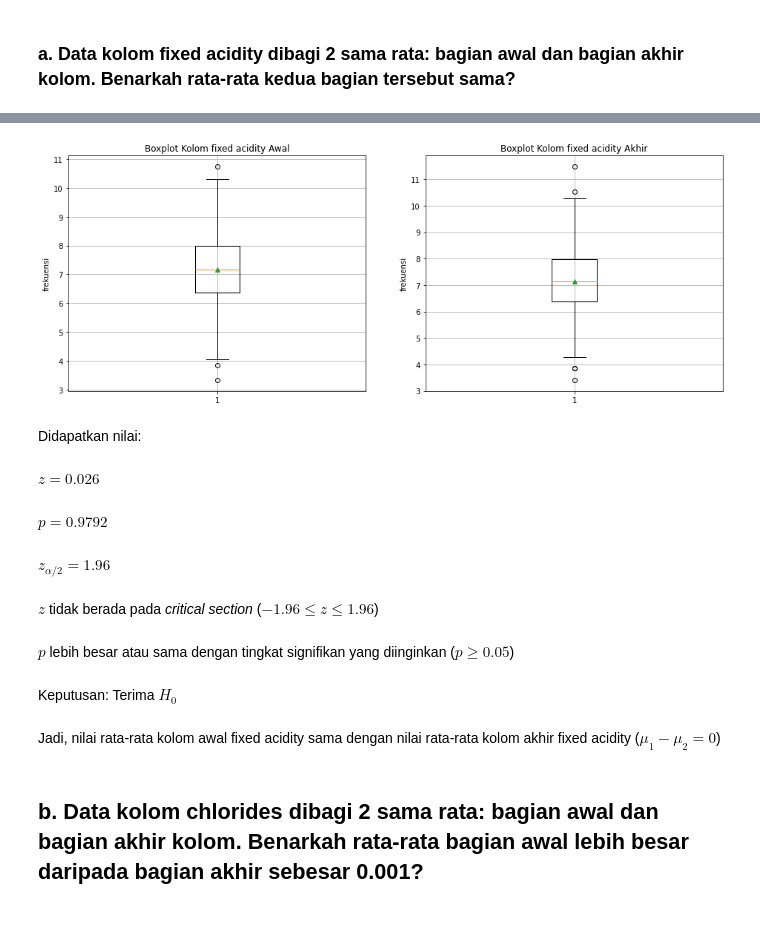
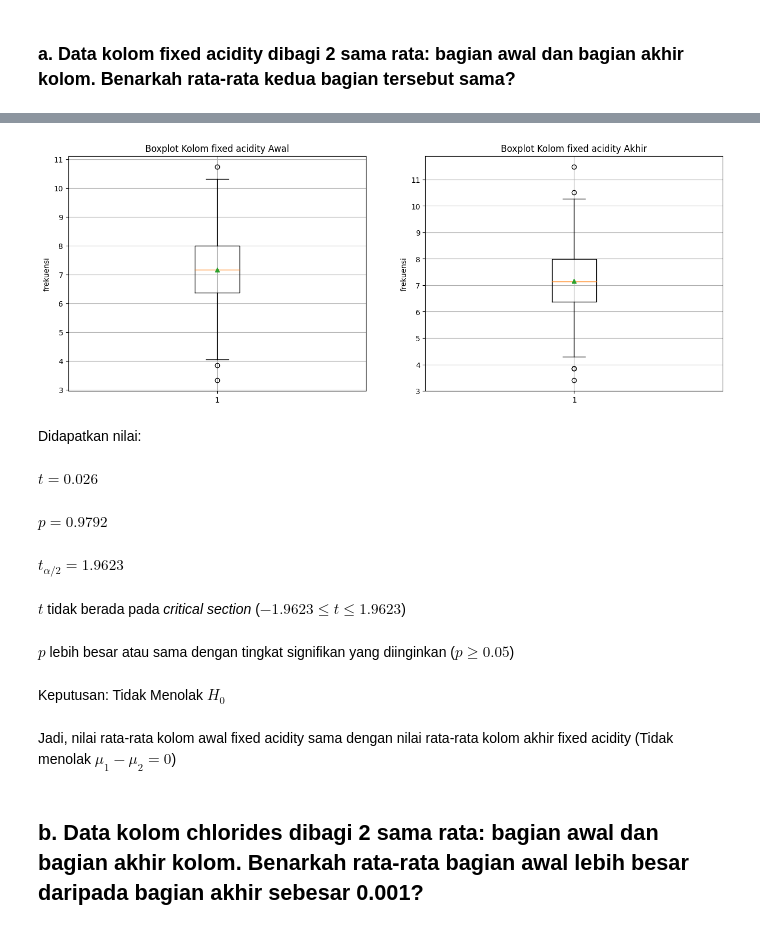
Before and after one commit to bangkitdc/hyphotesis_testing, a Jupyter notebook: main.ipynb, the cells around one changed output, grey strips where cells are left out. Cells and saved outputs as stored; diff of their text form; code cells hidden in the pictures.

```diff
--- a/main.ipynb
+++ b/main.ipynb
@@ -656,51 +717,55 @@ f.tight_layout()
 f.set_facecolor('white')
 
 fa = df["fixed acidity"][:len(df) // 2]
 fb = df["fixed acidity"][len(df) // 2:]
 
 ax1.boxplot(fa, showmeans=True)
 ax1.set(title='Boxplot Kolom fixed acidity Awal', ylabel='frekuensi')
 ax1.grid()
 
 ax2.boxplot(fb, showmeans=True)
 ax2.set(title='Boxplot Kolom fixed acidity Akhir', ylabel='frekuensi')
 ax2.grid()
 
 f.subplots_adjust(wspace=0.2)
 plt.show()
 
 # uji hipotesis sampel
 delta_miu = 0
 alpha = 0.05
 
-z, p = ztest(fa, fb, value=delta_miu, alternative="two-sided")
+t, p = stats.ttest_ind(fa, fb, equal_var=True)
 display(Markdown("Didapatkan nilai:"))
-display(Markdown(f"$z = {round(z, 4)}$"))
+display(Markdown(f"$t = {round(t, 4)}$"))
 display(Markdown(f"$p = {round(p, 4)}$"))
 
-z_alpha_per_dua = stats.norm.ppf(1 - alpha / 2)
-display(Markdown(f"$z_{{\\alpha/2}} = {round(z_alpha_per_dua, 4)}$"))
+n1 = len(df) // 2
+n2 = len(df) - n1
+degree_of_freedom = n1 + n2 - 2
 
-if z < -z_alpha_per_dua or z > z_alpha_per_dua:
-    display(Markdown(f"$z$ berada pada *critical section* ($z < {round(-z_alpha_per_dua, 4)}$ atau $z > {round(z_alpha_per_dua, 4)}$)"))
+t_alpha_per_dua = stats.t.ppf(1 - alpha/2, degree_of_freedom)
+display(Markdown(f"$t_{{\\alpha/2}} = {round(t_alpha_per_dua, 4)}$"))
+
+if t < -t_alpha_per_dua or t > t_alpha_per_dua:
+    display(Markdown(f"$z$ berada pada *critical section* ($t < {round(-t_alpha_per_dua, 4)}$ atau $t > {round(t_alpha_per_dua, 4)}$)"))
     display(Markdown(f"$p$ lebih kecil dari tingkat signifikan yang diinginkan ($p < {alpha}$)"))
     display(Markdown(f"Keputusan: Tolak $H_0$"))
     display(Markdown(f"Jadi, nilai rata-rata kolom awal fixed acidity tidak sama dengan nilai rata-rata kolom akhir fixed acidity ($μ_{{1}} - μ_{{2}} ≠ {delta_miu}$)"))
 else:
-    display(Markdown(f"$z$ tidak berada pada *critical section* (${round(-z_alpha_per_dua, 4)} ≤ z ≤ {round(z_alpha_per_dua, 4)}$)"))
+    display(Markdown(f"$t$ tidak berada pada *critical section* (${round(-t_alpha_per_dua, 4)} ≤ t ≤ {round(t_alpha_per_dua, 4)}$)"))
     display(Markdown(f"$p$ lebih besar atau sama dengan tingkat signifikan yang diinginkan ($p ≥ {alpha}$)"))
-    display(Markdown(f"Keputusan: Terima $H_0$"))
-    display(Markdown(f"Jadi, nilai rata-rata kolom awal fixed acidity sama dengan nilai rata-rata kolom akhir fixed acidity ($μ_{{1}} - μ_{{2}} = {delta_miu}$)"))
+    display(Markdown(f"Keputusan: Tidak Menolak $H_0$"))
+    display(Markdown(f"Jadi, nilai rata-rata kolom awal fixed acidity sama dengan nilai rata-rata kolom akhir fixed acidity (Tidak menolak $μ_{{1}} - μ_{{2}} = {delta_miu}$)"))
 # %% [output]
-[figure, old version]
+[figure, new version]
 Didapatkan nilai:
-$z = 0.026$
+$t = 0.026$
 $p = 0.9792$
-$z_{\alpha/2} = 1.96$
+$t_{\alpha/2} = 1.9623$
-$z$ tidak berada pada *critical section* ($-1.96 ≤ z ≤ 1.96$)
+$t$ tidak berada pada *critical section* ($-1.9623 ≤ t ≤ 1.9623$)
 $p$ lebih besar atau sama dengan tingkat signifikan yang diinginkan ($p ≥ 0.05$)
-Keputusan: Terima $H_0$
+Keputusan: Tidak Menolak $H_0$
-Jadi, nilai rata-rata kolom awal fixed acidity sama dengan nilai rata-rata kolom akhir fixed acidity ($μ_{1} - μ_{2} = 0$)
+Jadi, nilai rata-rata kolom awal fixed acidity sama dengan nilai rata-rata kolom akhir fixed acidity (Tidak menolak $μ_{1} - μ_{2} = 0$)
 # %% [markdown]
 ## b. Data kolom chlorides dibagi 2 sama rata: bagian awal dan bagian akhir kolom. Benarkah rata-rata bagian awal lebih besar daripada bagian akhir sebesar 0.001?
 # %% [markdown]
```
Also changed, not shown: parts of 56 cells of this notebook.
